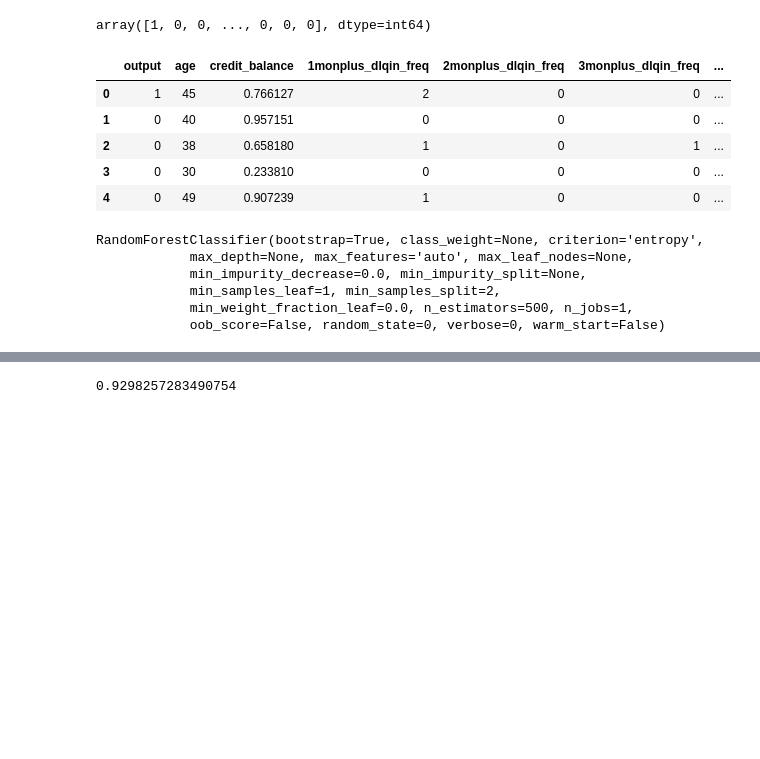
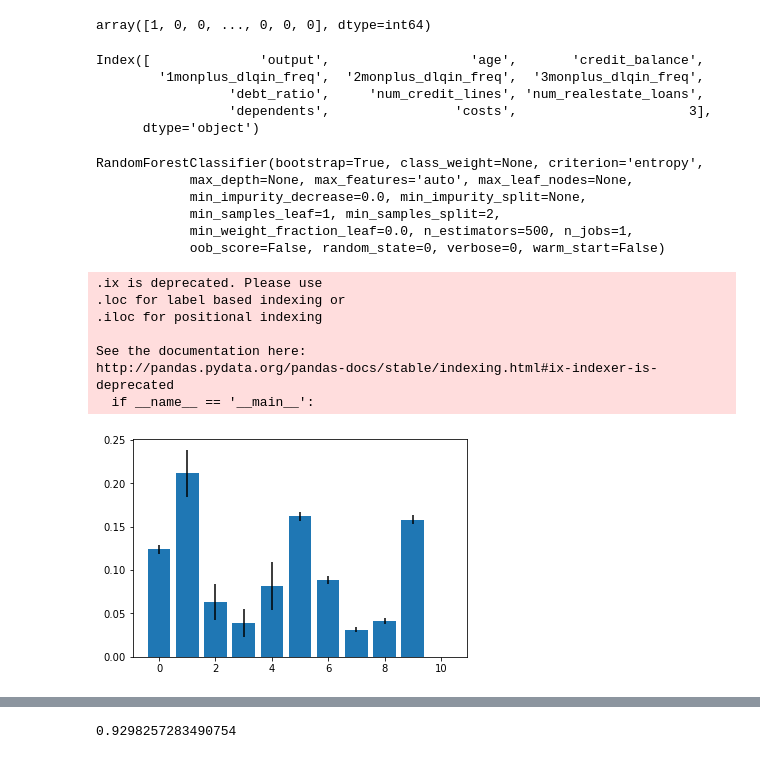
Before and after one commit to aakash257/finance_ds, a Jupyter notebook: kaggle_givemesomecredit.ipynb, the cells around one changed output, grey strips where cells are left out. Drawn from its saved outputs; the diff is of its cells as text; code cells hidden in the pictures; blank space fills up the shorter version.

```diff
--- a/kaggle_givemesomecredit.ipynb
+++ b/kaggle_givemesomecredit.ipynb
@@ -94,0 +96,3 @@ def plot(x):
+# %%
+med=df['1monplus_dlqin_freq'].median()
+med
@@ -94,0 +101,6 @@ def plot(x):
+# %%
+df.loc[df['1monplus_dlqin_freq']>50,'1monplus_dlqin_freq']=med
+df.loc[df['2monplus_dlqin_freq']>50,'2monplus_dlqin_freq']=med
+df.loc[df['3monplus_dlqin_freq']>50,'3monplus_dlqin_freq']=med
+# %%
+df = df.drop('income', axis=1)
@@ -97,6 +113,8 @@ def plot(x):
 X_sample=df.iloc[:, 1:].values
 #plot(X_sample[:,2])
 #plt.show()
+# %%
+predictors=df.iloc[:, 1:]
 # %%
 percentile_based_outlier(X_sample[:,2])
 # %% [output]
@@ -107,14 +125,13 @@ y
 # %% [output]
 array([1, 0, 0, ..., 0, 0, 0], dtype=int64)
 # %%
-df.head()
+df.columns
 # %% [output]
-|  | output | age | credit_balance | 1monplus_dlqin_freq | 2monplus_dlqin_freq | 3monplus_dlqin_freq | ... |
-| 0 | 1 | 45 | 0.766127 | 2 | 0 | 0 | ... |
-| 1 | 0 | 40 | 0.957151 | 0 | 0 | 0 | ... |
-| 2 | 0 | 38 | 0.658180 | 1 | 0 | 1 | ... |
-| 3 | 0 | 30 | 0.233810 | 0 | 0 | 0 | ... |
-| 4 | 0 | 49 | 0.907239 | 1 | 0 | 0 | ... |
+Index([              'output',                  'age',       'credit_balance',
+        '1monplus_dlqin_freq',  '2monplus_dlqin_freq',  '3monplus_dlqin_freq',
+                 'debt_ratio',     'num_credit_lines', 'num_realestate_loans',
+                 'dependents',                'costs',                      3],
+      dtype='object')
 # %%
 from sklearn.cross_validation import train_test_split
 X_train, X_test, y_train, y_test = train_test_split(X_sample, y, test_size = 0.25, random_state = 0)
@@ -136,3 +153,27 @@ RandomForestClassifier(bootstrap=True, class_weight=None, criterion='entropy',
             oob_score=False, random_state=0, verbose=0, warm_start=False)
 # %%
 y_pred = classifier.predict(X_test)
+# %%
+importance = classifier.feature_importances_
+importance = pd.DataFrame(importance, index=predictors.columns,
+                          columns=["Importance"])
+
+importance["Std"] = np.std([tree.feature_importances_
+                            for tree in classifier.estimators_], axis=0)
+
+x = range(importance.shape[0])
+y = importance.ix[:, 0]
+yerr = importance.ix[:, 1]
+
+plt.bar(x, y, yerr=yerr, align="center")
+
+plt.show()
+# %% [output]
+.ix is deprecated. Please use
+.loc for label based indexing or
+.iloc for positional indexing
+
+See the documentation here:
+http://pandas.pydata.org/pandas-docs/stable/indexing.html#ix-indexer-is-deprecated
+  if __name__ == '__main__':
+[figure, added]
```
Also changed, not shown: parts of 11 cells of this notebook.
